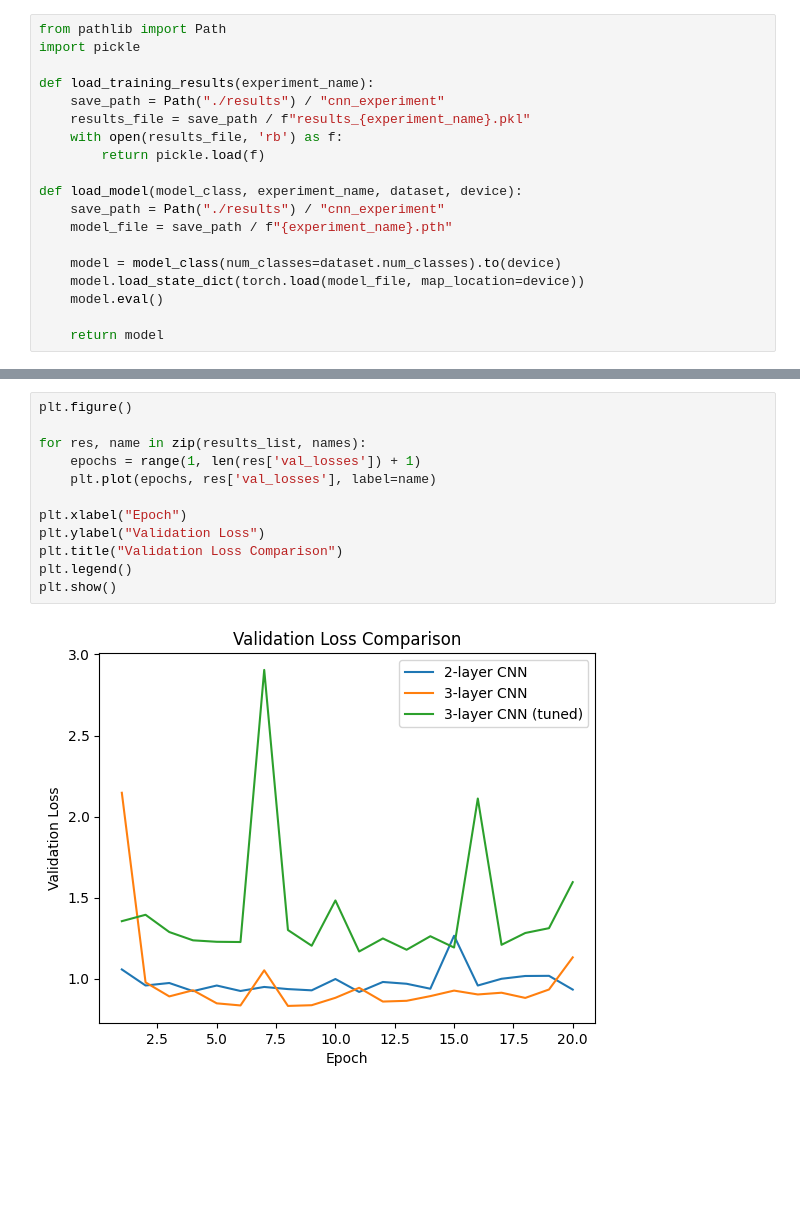
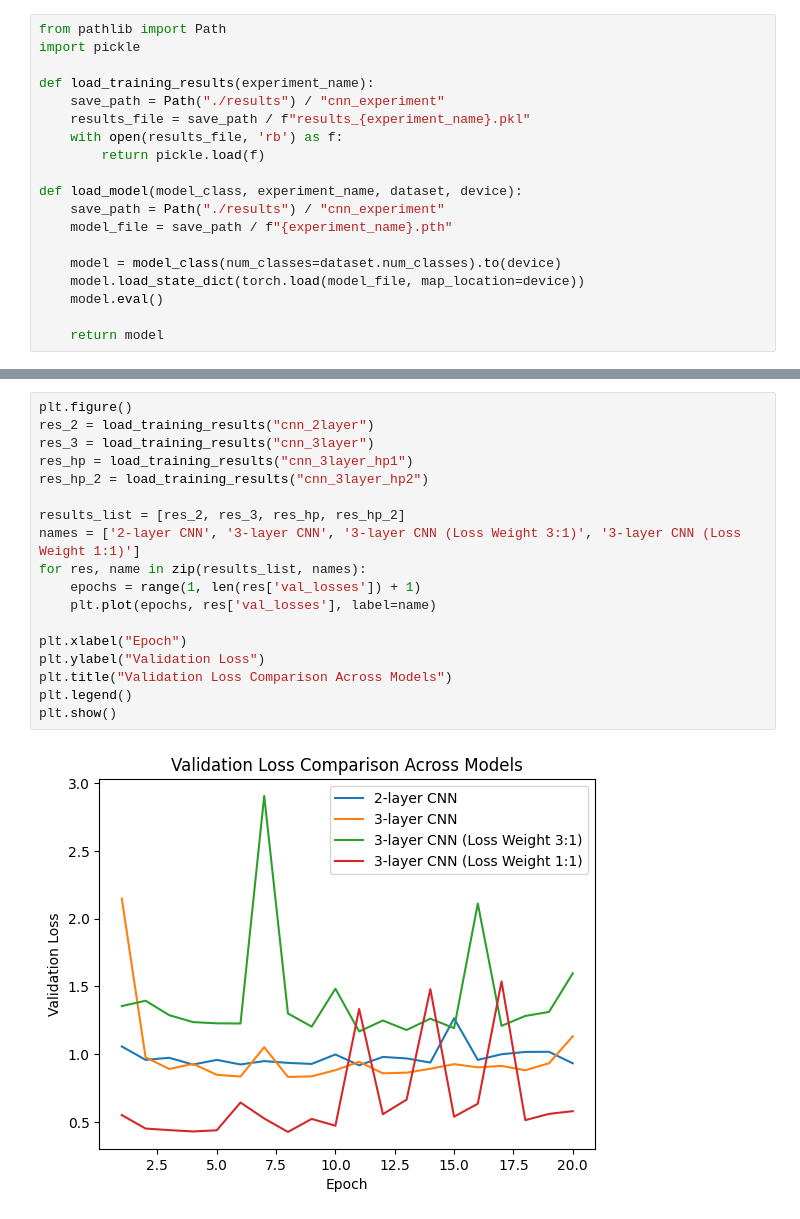
Before and after one commit to senggkiat/anomaly_detection_xray_scans, a Jupyter notebook: notebooks/1_cnn.ipynb, the cells around one changed output, grey strips where cells are left out. Saved outputs shown, nothing was run; the diff lists cells and outputs as text; blank space fills up the shorter version.

```diff
--- a/notebooks/1_cnn.ipynb
+++ b/notebooks/1_cnn.ipynb
@@ -1137,17 +1473,23 @@ plt.show()
-# %%
-plt.figure()
-
-for res, name in zip(results_list, names):
-    epochs = range(1, len(res['val_losses']) + 1)
-    plt.plot(epochs, res['val_losses'], label=name)
-
-plt.xlabel("Epoch")
-plt.ylabel("Validation Loss")
-plt.title("Validation Loss Comparison")
-plt.legend()
-plt.show()
-# %% [output]
-[figure, removed]
+# %%
+plt.figure()
+res_2 = load_training_results("cnn_2layer")
+res_3 = load_training_results("cnn_3layer")
+res_hp = load_training_results("cnn_3layer_hp1")
+res_hp_2 = load_training_results("cnn_3layer_hp2")
+
+results_list = [res_2, res_3, res_hp, res_hp_2]
+names = ['2-layer CNN', '3-layer CNN', '3-layer CNN (Loss Weight 3:1)', '3-layer CNN (Loss Weight 1:1)']
+for res, name in zip(results_list, names):
+    epochs = range(1, len(res['val_losses']) + 1)
+    plt.plot(epochs, res['val_losses'], label=name)
+
+plt.xlabel("Epoch")
+plt.ylabel("Validation Loss")
+plt.title("Validation Loss Comparison Across Models")
+plt.legend()
+plt.show()
+# %% [output]
+[figure, added]
 # %%
 plt.figure()
 
```
Also changed, not shown: parts of 15 cells of this notebook, 5 other files.
